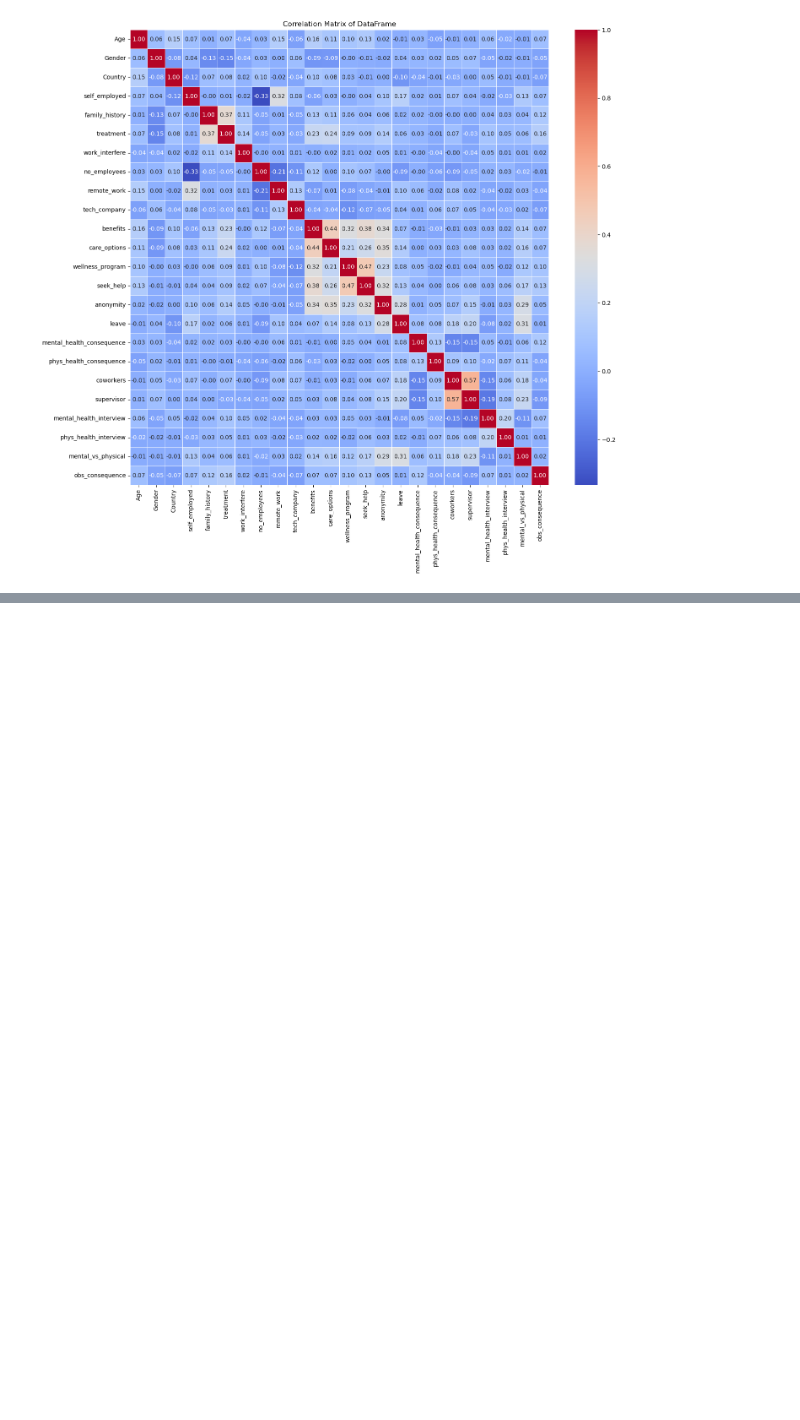
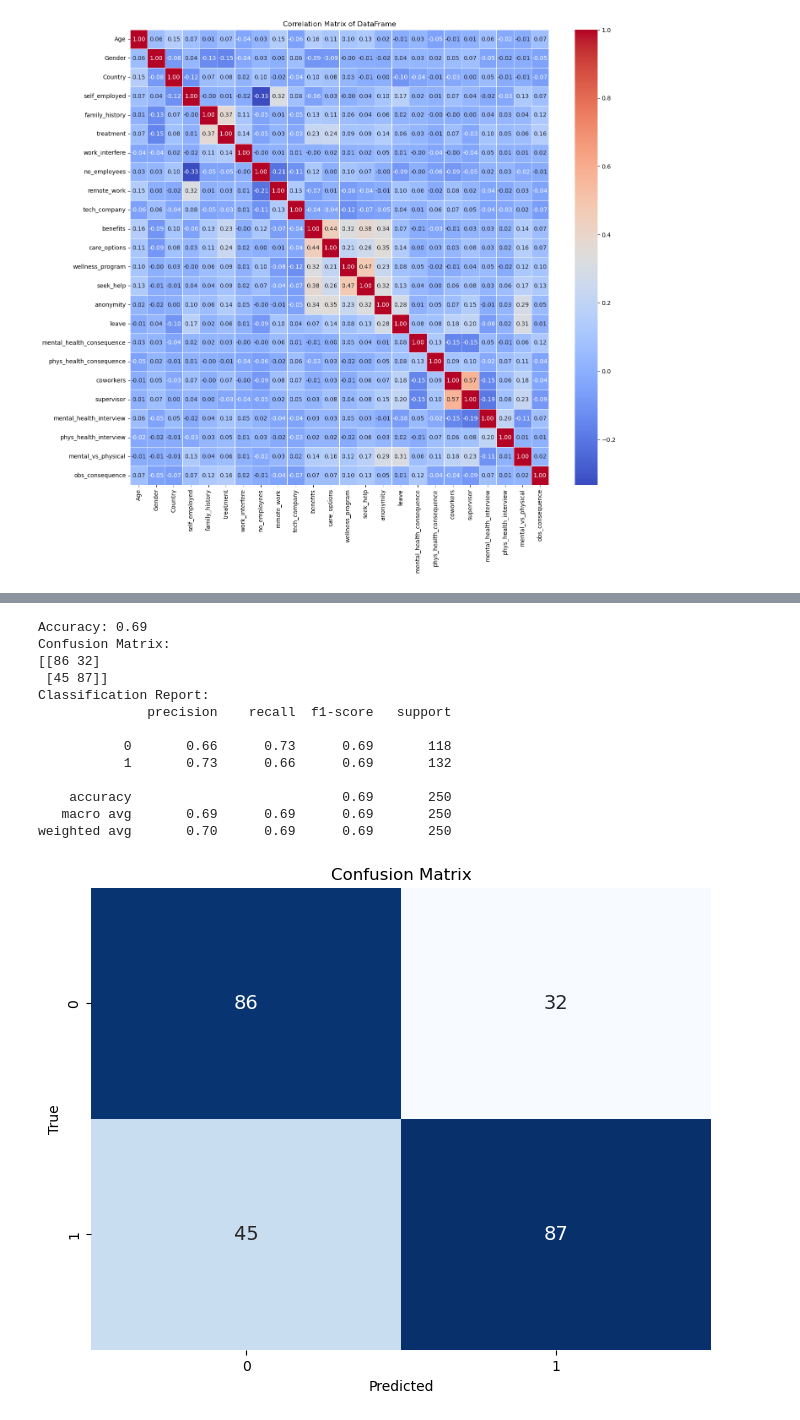
Before and after one commit to Phoenix-maho/Python-assessment, a Jupyter notebook: Mental Health in Tech.ipynb, the cells around one changed output, grey strips where cells are left out. Cells and saved outputs as stored; diff of their text form; code cells hidden in the pictures; blank space fills up the shorter version.

Commit message:
Add files via upload
Updated code with a logistic regression model to predict 'treatment' column

```diff
--- a/Mental Health in Tech.ipynb
+++ b/Mental Health in Tech.ipynb
@@ -425,3 +429,23 @@ plt.title('Correlation Matrix of DataFrame')
 plt.show()
 # %% [output]
 [figure]
+# %%
+# Step 1: Create a list of independent variables and the dependent variable
+independent_variables = ['Gender', 'family_history', 'work_interfere', 'benefits', 'care_options', 'anonymity', 'mental_health_interview']
+dependent_variable = 'treatment'
+
+# Step 2: Extract the relevant columns for correlation analysis
+data_for_correlation = df_encode[[dependent_variable] + independent_variables].dropna()
+
+# Step 3: Perform Pearson correlation test for each independent variable
+correlation_results = {}
+for independent_variable in independent_variables:
+    # Calculate correlation coefficient and p-value
+    correlation_coefficient, p_value = pearsonr(data_for_correlation[independent_variable], data_for_correlation[dependent_variable])
+
+    # Store results in a dictionary
+    correlation_results[independent_variable] = {'correlation_coefficient': correlation_coefficient, 'p_value': p_value}
+
+# Step 4: Display the correlation results with column names
+for variable, result in correlation_results.items():
+    print(f"{variable} - Correlation with {dependent_variable}: {result['correlation_coefficient']:.4f}, p-value: {result['p_value']:.4f}")
@@ -427,0 +460,47 @@ plt.show()
+# %%
+# Step 1: Data Preprocessing
+X = df_encode[independent_variables]  # Features
+y = df_encode['treatment']  # Target variable
+
+# Step 2: Train-Test Split
+X_train, X_test, y_train, y_test = train_test_split(X, y, test_size=0.2, random_state=42)
+
+# Step 3: Model Training
+model = LogisticRegression()
+model.fit(X_train, y_train)
+
+# Step 4: Model Evaluation
+y_pred = model.predict(X_test)
+
+# Performance Metrics
+accuracy = accuracy_score(y_test, y_pred)
+conf_matrix = confusion_matrix(y_test, y_pred)
+class_report = classification_report(y_test, y_pred)
+
+# Print model performance metrics
+print(f'Accuracy: {accuracy:.2f}')
+print(f'Confusion Matrix:\n{conf_matrix}')
+print(f'Classification Report:\n{class_report}')
+
+# Visualize Confusion Matrix
+plt.figure(figsize=(8, 6))
+sns.heatmap(conf_matrix, annot=True, fmt='d', cmap='Blues', cbar=False, annot_kws={'size': 14})
+plt.title('Confusion Matrix')
+plt.xlabel('Predicted')
+plt.ylabel('True')
+plt.show()
+# %% [output]
+Accuracy: 0.69
+Confusion Matrix:
+[[86 32]
+ [45 87]]
+Classification Report:
+              precision    recall  f1-score   support
+
+           0       0.66      0.73      0.69       118
+           1       0.73      0.66      0.69       132
+
+    accuracy                           0.69       250
+   macro avg       0.69      0.69      0.69       250
+weighted avg       0.70      0.69      0.69       250
+[figure, added]
```
Also changed, not shown: parts of 3 cells of this notebook.
